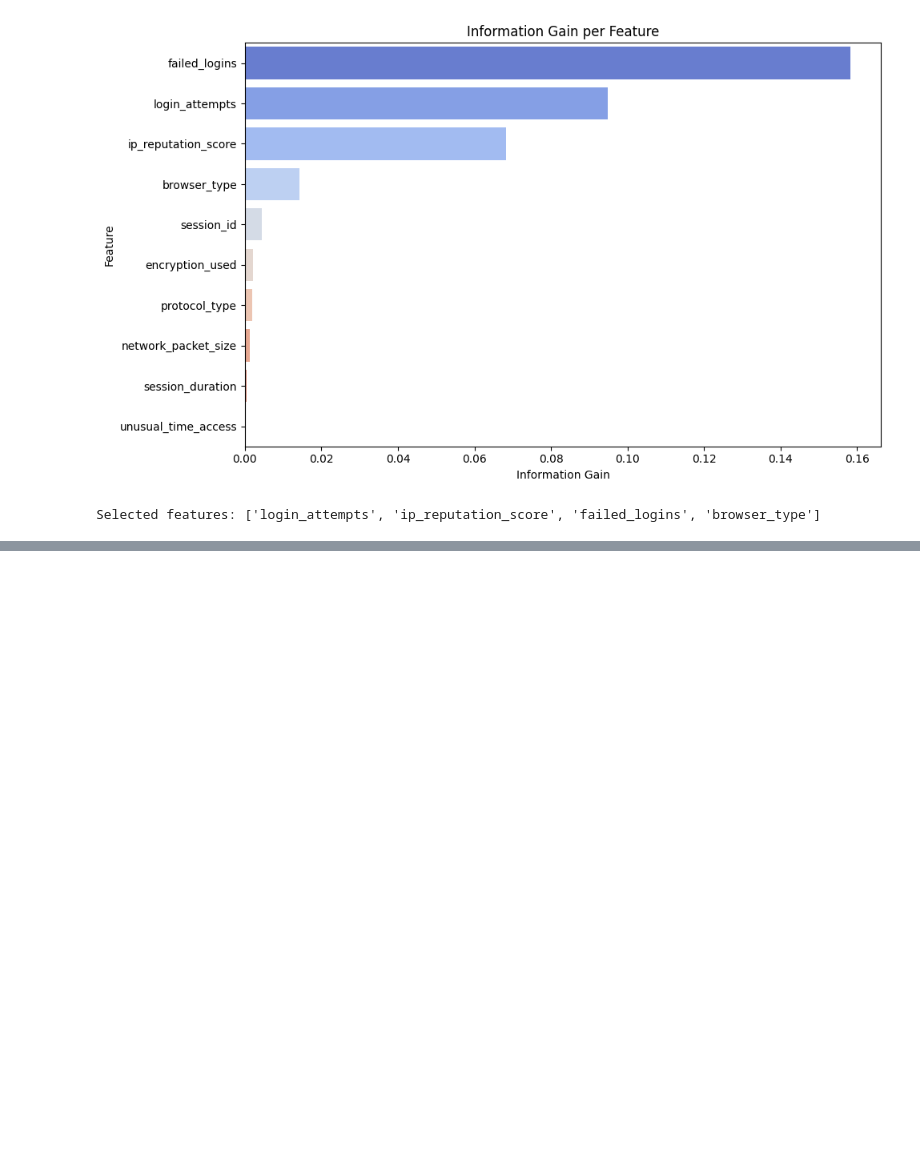
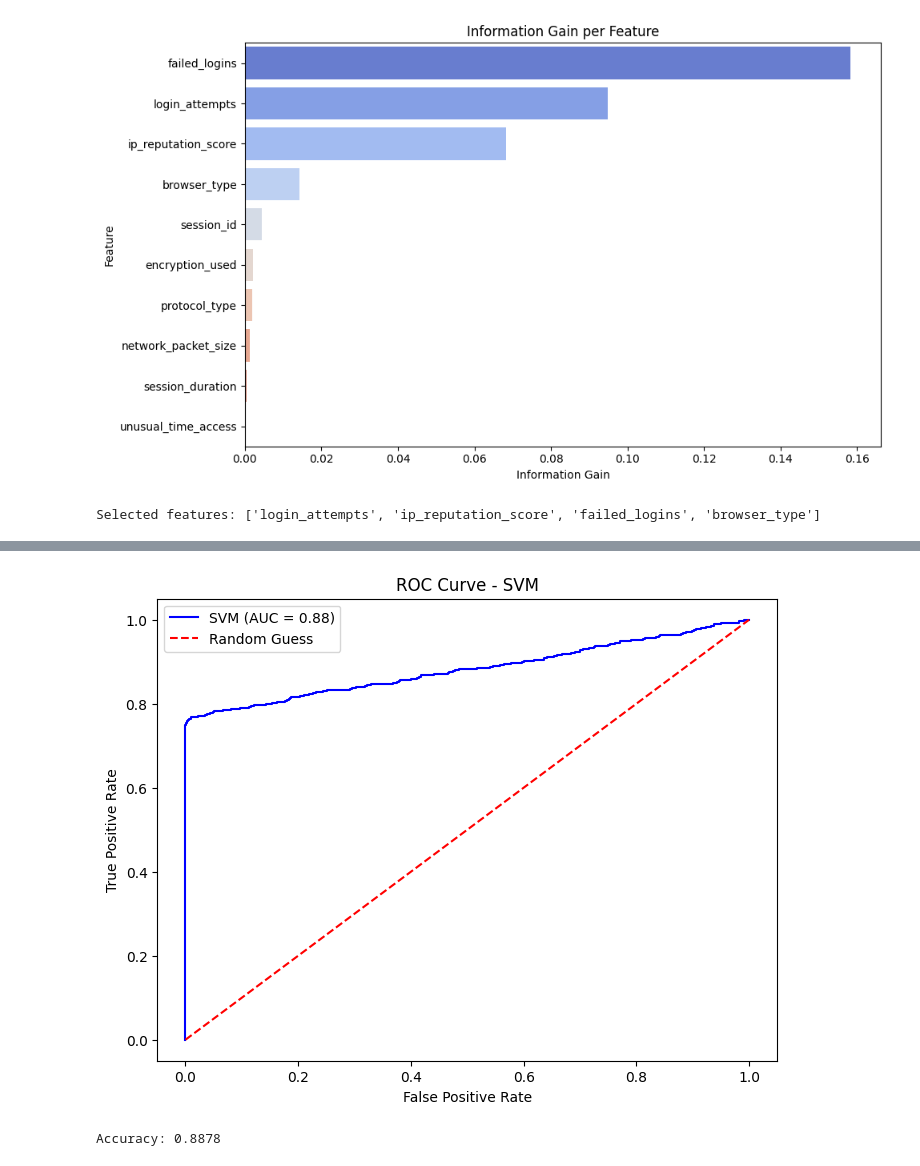
Before and after one commit to LojainAhmad25/cybersecurity-intrusion-detection, a Jupyter notebook: Cybersecurity_Intrusion_Detection.ipynb, the cells around one changed output, grey strips where cells are left out. Saved outputs shown, nothing was run; the diff lists cells and outputs as text; code cells hidden in the pictures; blank space fills up the shorter version.

```diff
--- a/Cybersecurity_Intrusion_Detection.ipynb
+++ b/Cybersecurity_Intrusion_Detection.ipynb
@@ -270,0 +382,28 @@ Scaling done ✓
+# %%
+
+# Get probability scores
+svm_model_prob = SVC(kernel='rbf', probability=True, random_state=42)
+svm_model_prob.fit(x_train, y_train)
+y_prob = svm_model_prob.predict_proba(x_test)[:, 1]
+
+# Calculate ROC
+fpr, tpr, thresholds = roc_curve(y_test, y_prob)
+roc_auc = auc(fpr, tpr)
+
+# Plot
+plt.figure(figsize=(8, 6))
+plt.plot(fpr, tpr, color='blue', label=f'SVM (AUC = {roc_auc:.2f})')
+plt.plot([0, 1], [0, 1], color='red', linestyle='--', label='Random Guess')
+plt.title('ROC Curve - SVM')
+plt.xlabel('False Positive Rate')
+plt.ylabel('True Positive Rate')
+plt.legend()
+plt.show()
+# %% [output]
+[figure, added]
+# %%
+joblib.dump(svm_model_prob, 'best_model_svm.pkl')
+loaded_model = joblib.load('best_model_svm.pkl')
+print(f"Accuracy: {loaded_model.score(x_test, y_test):.4f}")
+# %% [output]
+Accuracy: 0.8878
```
Also changed, not shown: parts of 12 cells of this notebook.
